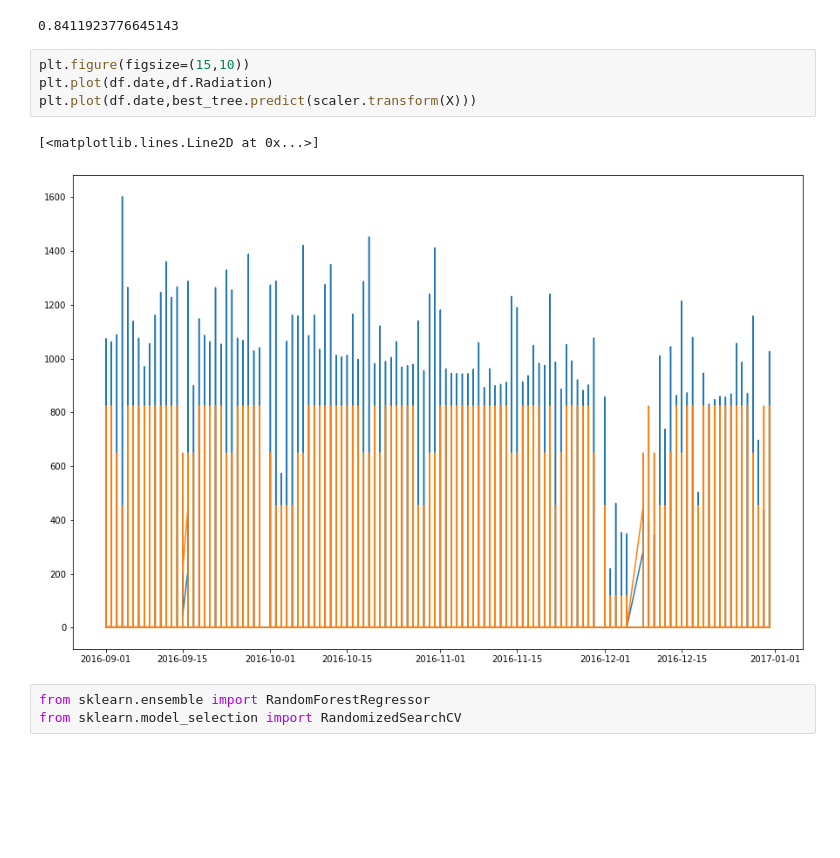
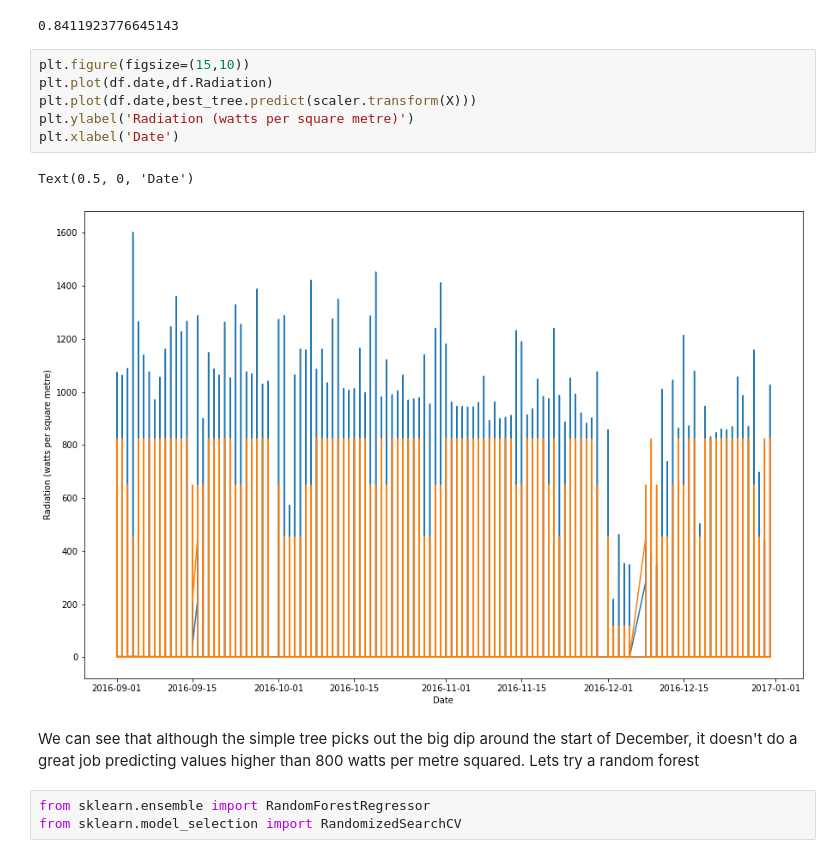
Before and after one commit to lclaxton/Solar_radiation_prediction, a Jupyter notebook: Solar_radiation_prediction.ipynb, the cells around one changed output. Cells and saved outputs as stored; diff of their text form; blank space fills up the shorter version.

```diff
--- a/Solar_radiation_prediction.ipynb
+++ b/Solar_radiation_prediction.ipynb
@@ -179,10 +184,14 @@ best_tree.score(X_test, y_test)
 # %%
 plt.figure(figsize=(15,10))
 plt.plot(df.date,df.Radiation)
 plt.plot(df.date,best_tree.predict(scaler.transform(X)))
+plt.ylabel('Radiation (watts per square metre)')
+plt.xlabel('Date')
 # %% [output]
-[<matplotlib.lines.Line2D at 0x...>]
+Text(0.5, 0, 'Date')
-[figure, old version]
+[figure, new version]
+# %% [markdown]
+We can see that although the simple tree picks out the big dip around the start of December, it doesn't do a great job predicting values higher than 800 watts per metre squared. Lets try a random forest
 # %%
 from sklearn.ensemble import RandomForestRegressor
 from sklearn.model_selection import RandomizedSearchCV
```
Also changed, not shown: parts of 14 cells of this notebook.
